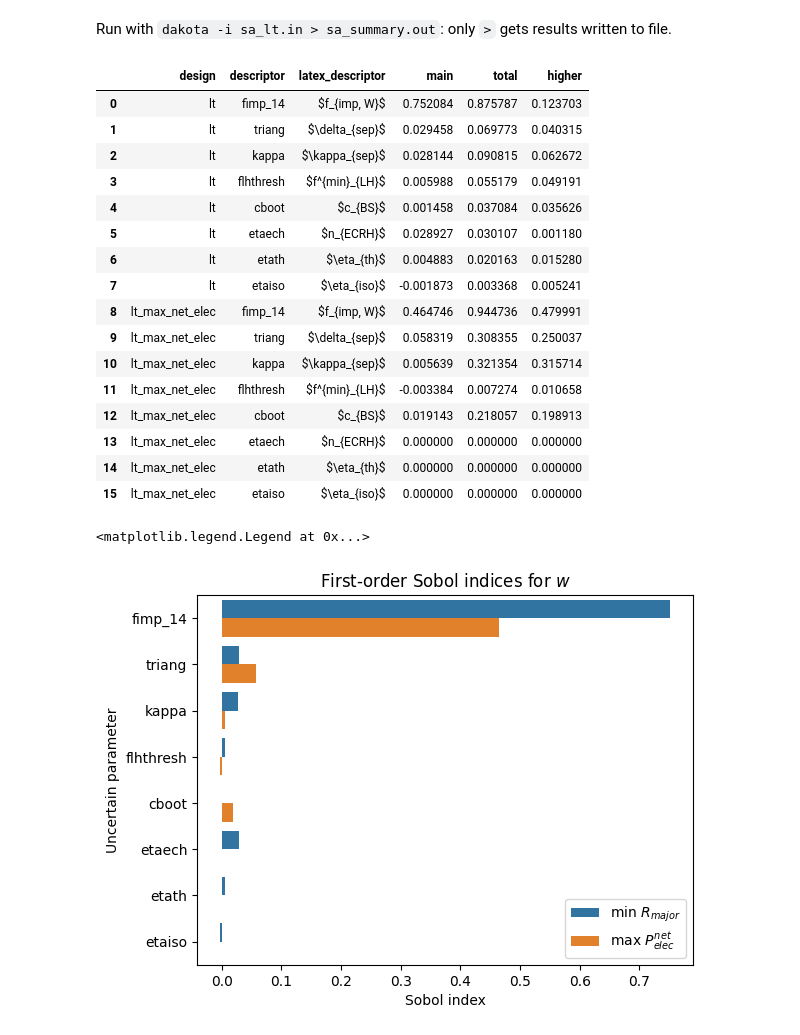
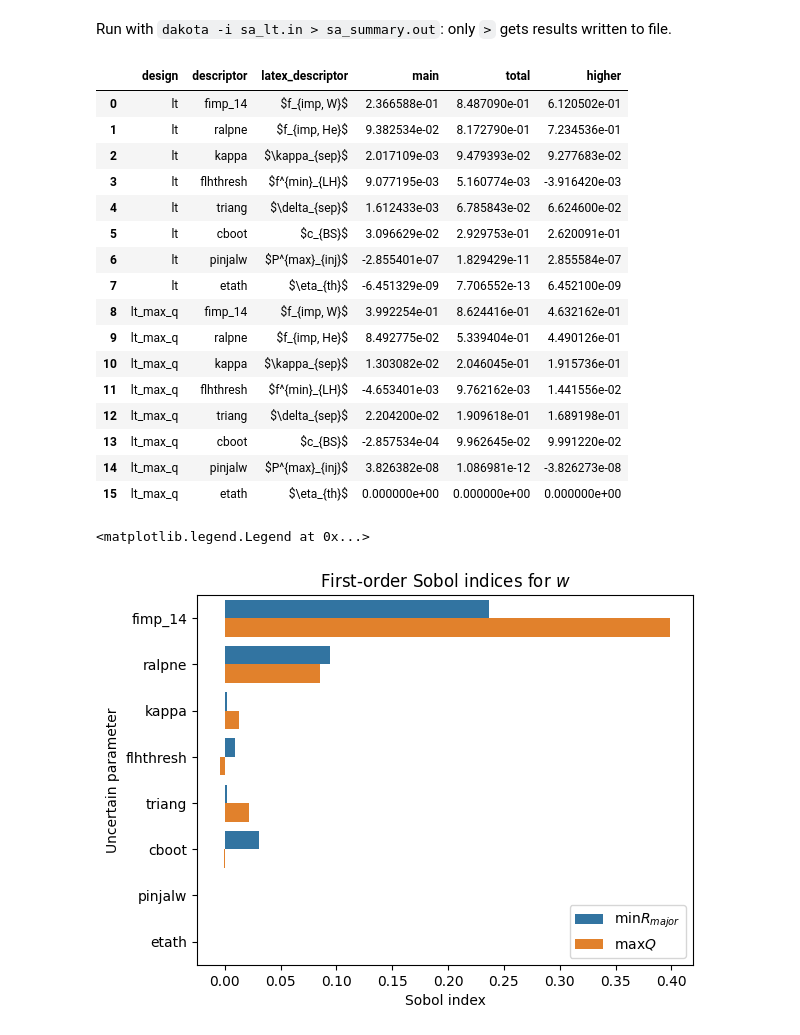
Before and after one commit to jonmaddock/dakota-process, a Jupyter notebook: sa/analyse_sa.ipynb, the cells around one changed output. Saved outputs shown, nothing was run; the diff lists cells and outputs as text; code cells hidden in the pictures.

```diff
--- a/sa/analyse_sa.ipynb
+++ b/sa/analyse_sa.ipynb
@@ -11,7 +12,7 @@ Run with `dakota -i sa_lt.in > sa_summary.out`: only `>` gets results written to
 # %%
 # Must be am easier way to get Dakota results out? Apparently not
 # Read in .out file (contains summary results)
-output_files = ["sa_lt_summary.out", "sa_lt_max_net_elec_summary.out"]
+output_files = ["sa_lt_summary.out", "sa_lt_max_q_summary.out"]
 
 # Match line in output
 # w results section
@@ -32,7 +33,7 @@ param_latex = {
     "fdene": r"$f^{max}_{GW}$",
     "hfact": r"$H_{98, y2}$",
     "coreradius": r"$\rho_{core}$",
-    "fimp_2": r"$f_{imp, He}$",
+    "ralpne": r"$f_{imp, He}$",
     "fimp_14": r"$f_{imp, W}$",
     "psepbqarmax": r"$\frac{P_{sep}B_T}{qAR_0}^{max}$",
     "flhthresh": r"$f^{min}_{LH}$",
@@ -83,52 +84,52 @@ sobols_df = pd.DataFrame(results)
 sobols_df
 # %% [output]
 |  | design | descriptor | latex_descriptor | main | total | higher |
-| 0 | lt | fimp_14 | $f_{imp, W}$ | 0.752084 | 0.875787 | 0.123703 |
-| 1 | lt | triang | $\delta_{sep}$ | 0.029458 | 0.069773 | 0.040315 |
-| 2 | lt | kappa | $\kappa_{sep}$ | 0.028144 | 0.090815 | 0.062672 |
-| 3 | lt | flhthresh | $f^{min}_{LH}$ | 0.005988 | 0.055179 | 0.049191 |
-| 4 | lt | cboot | $c_{BS}$ | 0.001458 | 0.037084 | 0.035626 |
-| 5 | lt | etaech | $n_{ECRH}$ | 0.028927 | 0.030107 | 0.001180 |
-| 6 | lt | etath | $\eta_{th}$ | 0.004883 | 0.020163 | 0.015280 |
-| 7 | lt | etaiso | $\eta_{iso}$ | -0.001873 | 0.003368 | 0.005241 |
-| 8 | lt_max_net_elec | fimp_14 | $f_{imp, W}$ | 0.464746 | 0.944736 | 0.479991 |
-| 9 | lt_max_net_elec | triang | $\delta_{sep}$ | 0.058319 | 0.308355 | 0.250037 |
-| 10 | lt_max_net_elec | kappa | $\kappa_{sep}$ | 0.005639 | 0.321354 | 0.315714 |
-| 11 | lt_max_net_elec | flhthresh | $f^{min}_{LH}$ | -0.003384 | 0.007274 | 0.010658 |
-| 12 | lt_max_net_elec | cboot | $c_{BS}$ | 0.019143 | 0.218057 | 0.198913 |
-| 13 | lt_max_net_elec | etaech | $n_{ECRH}$ | 0.000000 | 0.000000 | 0.000000 |
-| 14 | lt_max_net_elec | etath | $\eta_{th}$ | 0.000000 | 0.000000 | 0.000000 |
-| 15 | lt_max_net_elec | etaiso | $\eta_{iso}$ | 0.000000 | 0.000000 | 0.000000 |
+| 0 | lt | fimp_14 | $f_{imp, W}$ | 2.366588e-01 | 8.487090e-01 | 6.120502e-01 |
+| 1 | lt | ralpne | $f_{imp, He}$ | 9.382534e-02 | 8.172790e-01 | 7.234536e-01 |
+| 2 | lt | kappa | $\kappa_{sep}$ | 2.017109e-03 | 9.479393e-02 | 9.277683e-02 |
+| 3 | lt | flhthresh | $f^{min}_{LH}$ | 9.077195e-03 | 5.160774e-03 | -3.916420e-03 |
+| 4 | lt | triang | $\delta_{sep}$ | 1.612433e-03 | 6.785843e-02 | 6.624600e-02 |
+| 5 | lt | cboot | $c_{BS}$ | 3.096629e-02 | 2.929753e-01 | 2.620091e-01 |
+| 6 | lt | pinjalw | $P^{max}_{inj}$ | -2.855401e-07 | 1.829429e-11 | 2.855584e-07 |
+| 7 | lt | etath | $\eta_{th}$ | -6.451329e-09 | 7.706552e-13 | 6.452100e-09 |
+| 8 | lt_max_q | fimp_14 | $f_{imp, W}$ | 3.992254e-01 | 8.624416e-01 | 4.632162e-01 |
+| 9 | lt_max_q | ralpne | $f_{imp, He}$ | 8.492775e-02 | 5.339404e-01 | 4.490126e-01 |
+| 10 | lt_max_q | kappa | $\kappa_{sep}$ | 1.303082e-02 | 2.046045e-01 | 1.915736e-01 |
+| 11 | lt_max_q | flhthresh | $f^{min}_{LH}$ | -4.653401e-03 | 9.762162e-03 | 1.441556e-02 |
+| 12 | lt_max_q | triang | $\delta_{sep}$ | 2.204200e-02 | 1.909618e-01 | 1.689198e-01 |
+| 13 | lt_max_q | cboot | $c_{BS}$ | -2.857534e-04 | 9.962645e-02 | 9.991220e-02 |
+| 14 | lt_max_q | pinjalw | $P^{max}_{inj}$ | 3.826382e-08 | 1.086981e-12 | -3.826273e-08 |
+| 15 | lt_max_q | etath | $\eta_{th}$ | 0.000000e+00 | 0.000000e+00 | 0.000000e+00 |
 # %%
 # Plot first orders for both designs
 # Plotting single column: no need to melt
 ax = sns.barplot(
     data=sobols_df,
     x="main",
     y="descriptor",
     hue="design",
     orient="h",
 )
 ax.set_title("First-order Sobol indices for $w$")
 ax.set_xlabel("Sobol index")
 ax.set_ylabel("Uncertain parameter")
-label_map = {"lt": "min $R_{major}$", "lt_max_net_elec": "max $P_{elec}^{net}$"}
+label_map = {"lt": "$\min R_{major}$", "lt_max_q": "$\max Q$"}
 handles, labels = ax.get_legend_handles_labels()
 ax.legend(handles, [label_map[l] for l in labels])
 
 # Latex for uncertain params
 # TODO Raises warning
 # old_y_label_objs = [y_label_obj for y_label_obj in ax.get_yticklabels()]
 # new_y_labels = []
 # for old_y_label_obj in old_y_label_objs:
 #     old_text = old_y_label_obj.get_text()
 #     new_text = param_latex[old_text]
 #     new_y_labels.append(new_text)
 
 # ax.set_yticklabels(new_y_labels)
 # %% [output]
 <matplotlib.legend.Legend at 0x...>
-[figure, old version]
+[figure, new version]
 # %%
 # Plot first and higher orders for both designs
 # Need to plot multiple columns of data: melt
```
Also changed, not shown: parts of 3 cells of this notebook.
